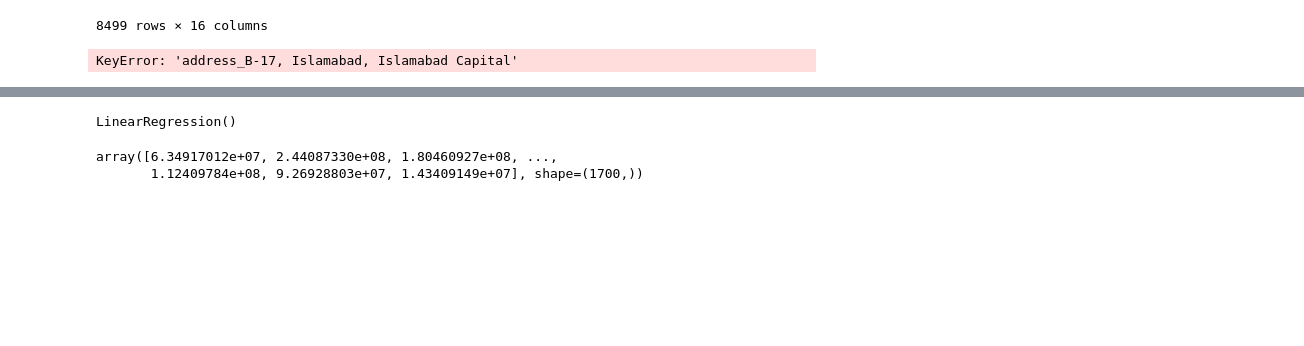
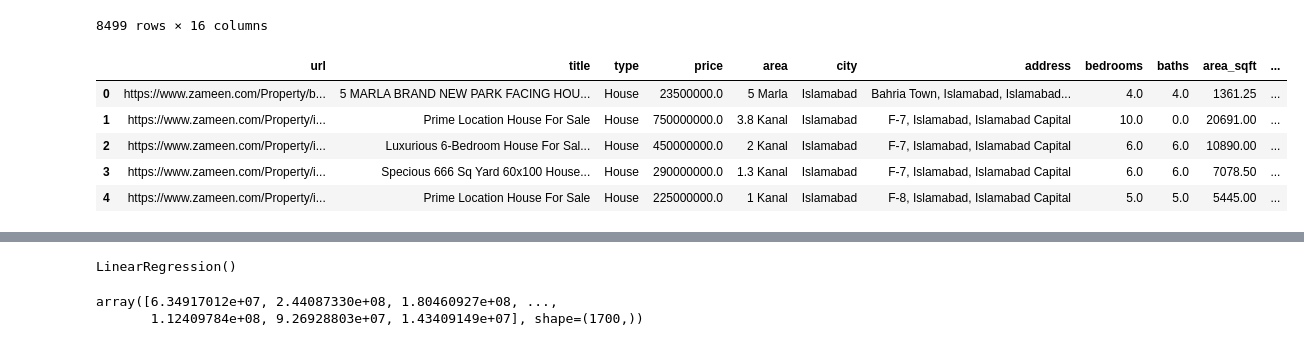
Before and after one commit to alisajid962/MACHINE-LEARNING-SPECIALIZATION, a Jupyter notebook: Machine_Learning_Basics/SUPERVISED/Linear Regression/Islamabad_price_prediction.ipynb, the cells around one changed output, grey strips where cells are left out. Drawn from its saved outputs; the diff is of its cells as text; code cells hidden in the pictures; blank space fills up the shorter version.

```diff
--- a/Machine_Learning_Basics/SUPERVISED/Linear Regression/Islamabad_price_prediction.ipynb
+++ b/Machine_Learning_Basics/SUPERVISED/Linear Regression/Islamabad_price_prediction.ipynb
@@ -54,8 +54,14 @@ isb_houses["baths"] = isb_houses["baths"].astype(str).str.extract(r'(\d+)')
 isb_houses["baths"] = isb_houses["baths"].astype(float)
 isb_houses['baths'] = isb_houses['baths'].fillna(isb_houses['baths'].median())
 # %%
+isb_houses.head()
 # %% [output]
-KeyError: 'address_B-17, Islamabad, Islamabad Capital'
+|  | url | title | type | price | area | city | address | bedrooms | baths | area_sqft | ... |
+| 0 | https://www.zameen.com/Property/b... | 5 MARLA BRAND NEW PARK FACING HOU... | House | 23500000.0 | 5 Marla | Islamabad | Bahria Town, Islamabad, Islamabad... | 4.0 | 4.0 | 1361.25 | ... |
+| 1 | https://www.zameen.com/Property/i... | Prime Location House For Sale | House | 750000000.0 | 3.8 Kanal | Islamabad | F-7, Islamabad, Islamabad Capital | 10.0 | 0.0 | 20691.00 | ... |
+| 2 | https://www.zameen.com/Property/i... | Luxurious 6-Bedroom House For Sal... | House | 450000000.0 | 2 Kanal | Islamabad | F-7, Islamabad, Islamabad Capital | 6.0 | 6.0 | 10890.00 | ... |
+| 3 | https://www.zameen.com/Property/i... | Specious 666 Sq Yard 60x100 House... | House | 290000000.0 | 1.3 Kanal | Islamabad | F-7, Islamabad, Islamabad Capital | 6.0 | 6.0 | 7078.50 | ... |
+| 4 | https://www.zameen.com/Property/i... | Prime Location House For Sale | House | 225000000.0 | 1 Kanal | Islamabad | F-8, Islamabad, Islamabad Capital | 5.0 | 5.0 | 5445.00 | ... |
 # %%
 isb_houses_encoded=pd.get_dummies(isb_houses,columns=["address"],drop_first=True)
 y = isb_houses_encoded['price']
```
Also changed, not shown: parts of 5 cells of this notebook, 1 other file.
